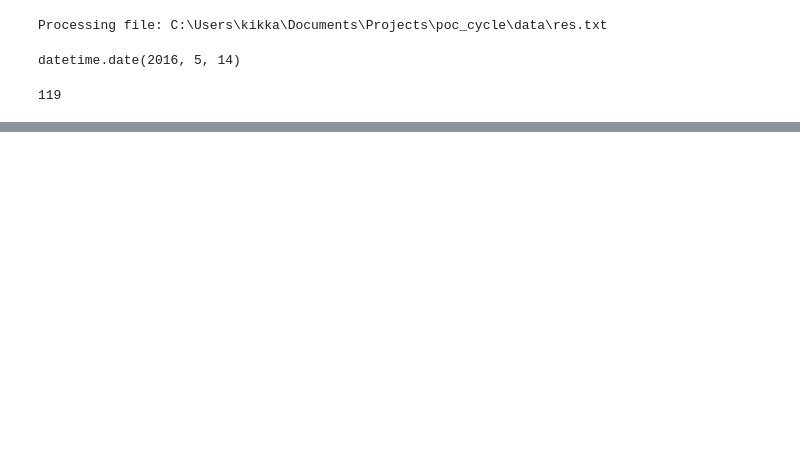
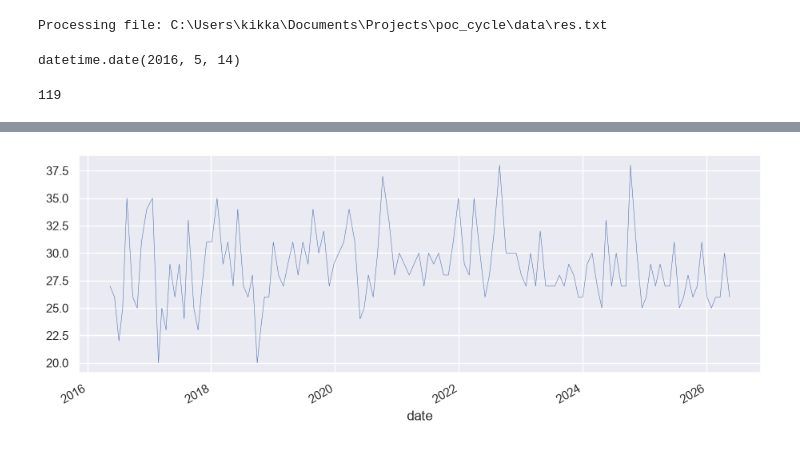
Before and after one commit to ChiaraSolito/PeriodAlmanac, a Jupyter notebook: notebooks/data_analysis.ipynb, the cells around one changed output, grey strips where cells are left out. Drawn from its saved outputs; the diff is of its cells as text; code cells hidden in the pictures; blank space fills up the shorter version.

```diff
--- a/notebooks/data_analysis.ipynb
+++ b/notebooks/data_analysis.ipynb
@@ -54,0 +68,8 @@ with open("C:\\Users\\kikka\\Documents\\Projects\\poc_cycle\\data\\updated_cycle
+# %%
+cycles_df["cycle_id"] = cycles_df.index
+# %%
+cycles_df.set_index("date", inplace=True)
+# %%
+cycles_df['year'] = cycles_df.index.year
+cycles_df['month'] = cycles_df.index.month
+cycles_df['day'] = cycles_df.index.day
@@ -54,0 +93,8 @@ with open("C:\\Users\\kikka\\Documents\\Projects\\poc_cycle\\data\\updated_cycle
+# %%
+cycles_df['cycle_duration'] = cycles_df.index.to_series().diff().shift(-1).dt.days
+# %%
+# Use seaborn style defaults and set the default figure size
+sns.set(rc={'figure.figsize':(11, 4)})
+cycles_df['cycle_duration'].plot(linewidth=0.4);
+# %% [output]
+[figure, added]
```
Also changed, not shown: parts of 16 cells of this notebook.
